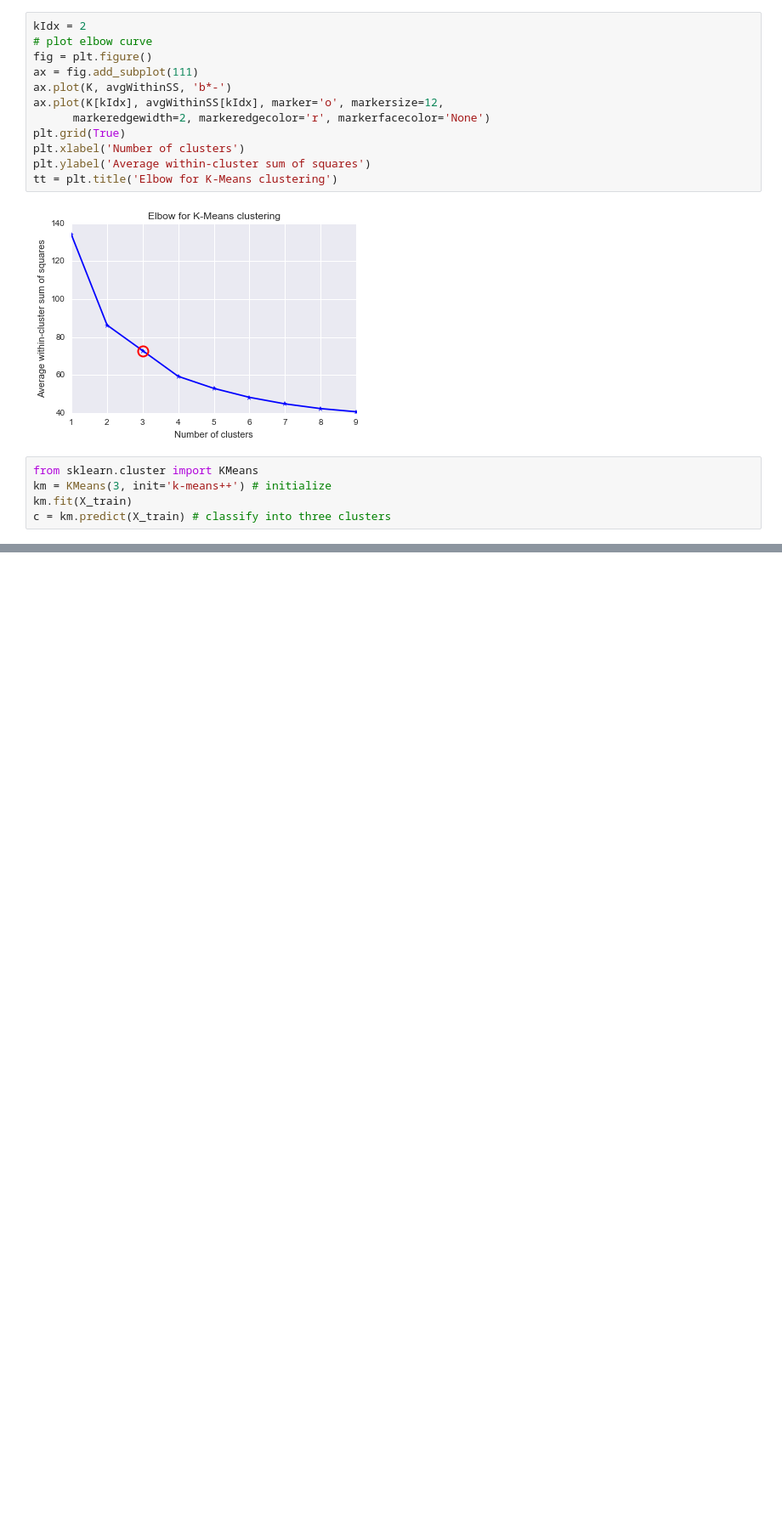
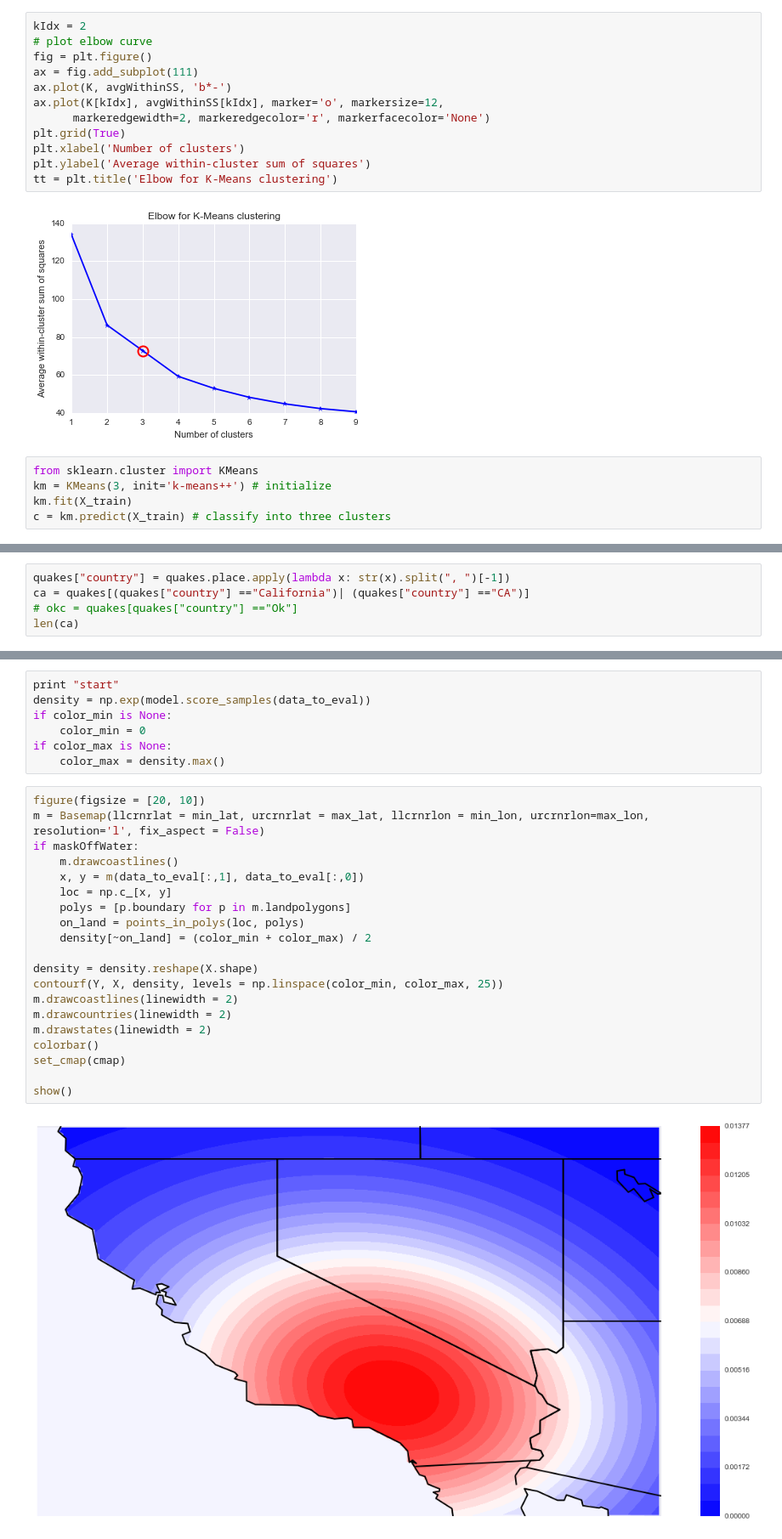
Before and after one commit to keenanzucker/DataScience16CTW, a Jupyter notebook: Model_Iteration_2.ipynb, the cells around one changed output, grey strips where cells are left out. Shown at 85% size. Saved outputs shown, nothing was run; the diff lists cells and outputs as text; blank space fills up the shorter version.

```diff
--- a/Model_Iteration_2.ipynb
+++ b/Model_Iteration_2.ipynb
@@ -557,0 +554,5 @@ print c
+# %%
+quakes["country"] = quakes.place.apply(lambda x: str(x).split(", ")[-1])
+ca = quakes[(quakes["country"] =="California")| (quakes["country"] =="CA")]
+# okc = quakes[quakes["country"] =="Ok"]
+len(ca)
@@ -557,0 +714,29 @@ print c
+# %%
+print "start"
+density = np.exp(model.score_samples(data_to_eval))
+if color_min is None:
+    color_min = 0
+if color_max is None:
+    color_max = density.max()
+# %%
+figure(figsize = [20, 10])
+m = Basemap(llcrnrlat = min_lat, urcrnrlat = max_lat, llcrnrlon = min_lon, urcrnrlon=max_lon, resolution='l', fix_aspect = False)
+if maskOffWater:
+    m.drawcoastlines()
+    x, y = m(data_to_eval[:,1], data_to_eval[:,0])
+    loc = np.c_[x, y]
+    polys = [p.boundary for p in m.landpolygons]
+    on_land = points_in_polys(loc, polys)
+    density[~on_land] = (color_min + color_max) / 2
+
+density = density.reshape(X.shape)
+contourf(Y, X, density, levels = np.linspace(color_min, color_max, 25))
+m.drawcoastlines(linewidth = 2)
+m.drawcountries(linewidth = 2)
+m.drawstates(linewidth = 2)
+colorbar()
+set_cmap(cmap)
+
+show()
+# %% [output]
+[figure, added]
```
Also changed, not shown: parts of 16 cells of this notebook, 1 other file.
